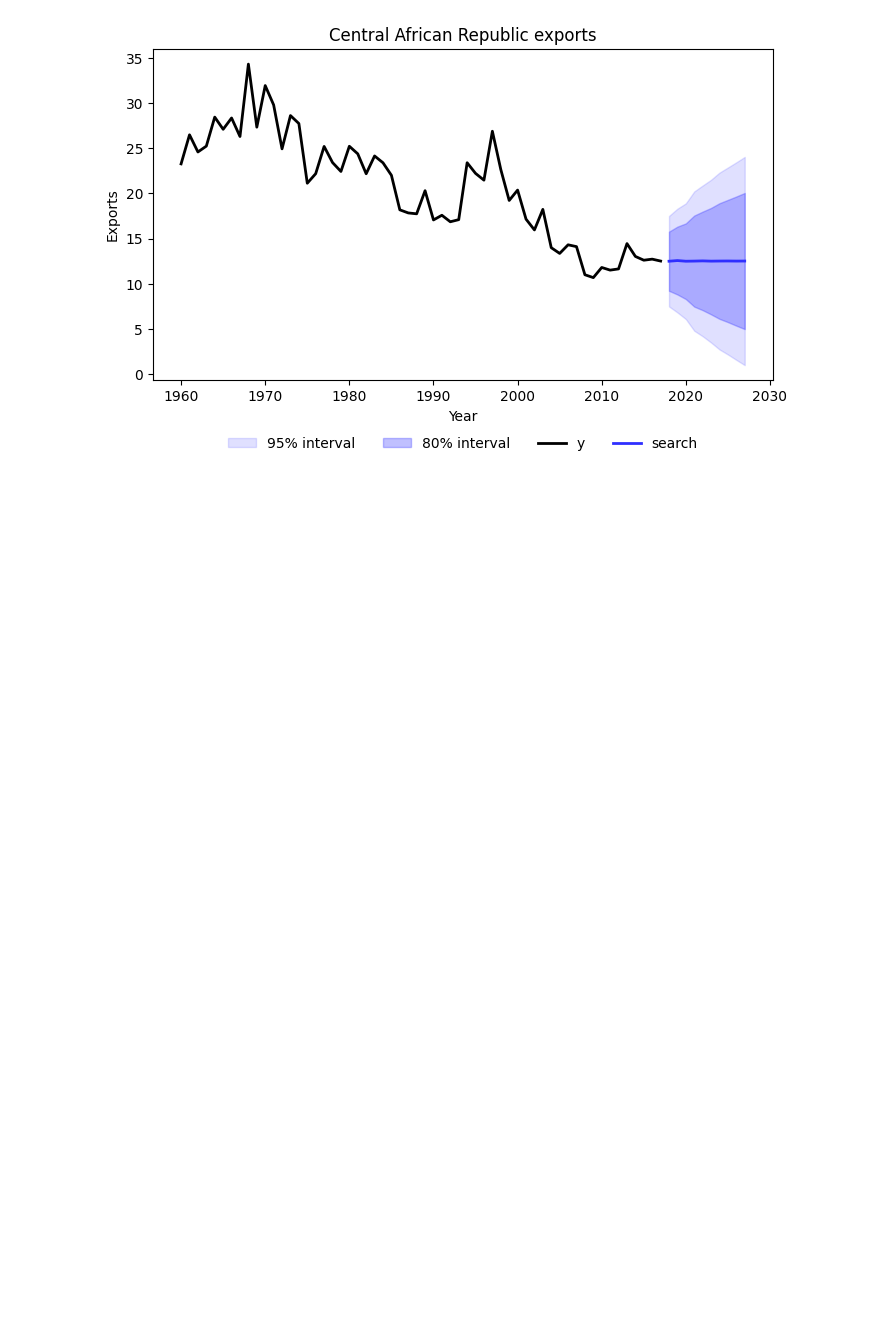
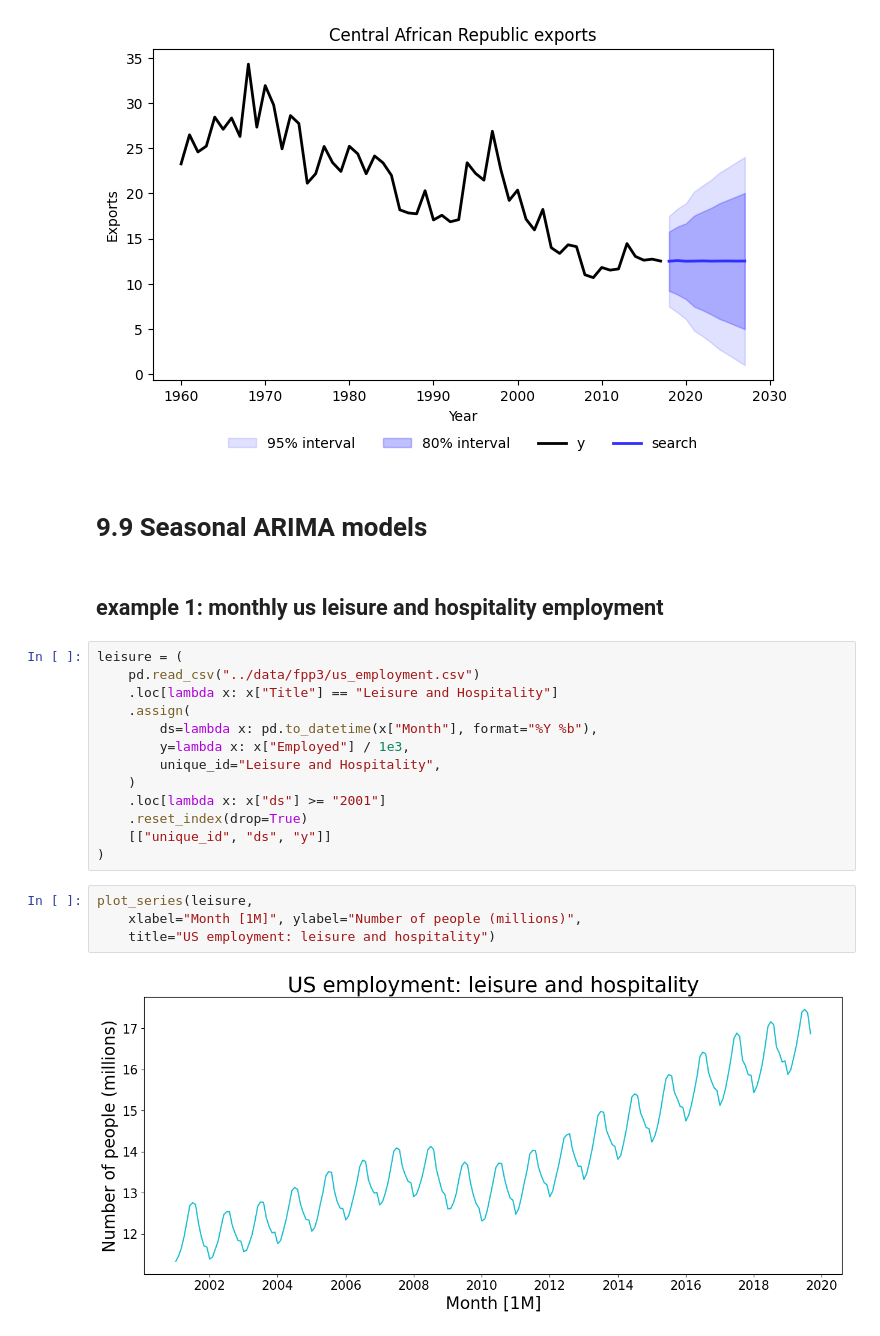
Before and after one commit to omeraytug/fpp3, a Jupyter notebook: code_alongs/09_arima.ipynb, the cells around one changed output. Saved outputs shown, nothing was run; the diff lists cells and outputs as text; blank space fills up the shorter version.

Commit message:
chapter 9: learning some more arima models, but more sarima

```diff
--- a/code_alongs/09_arima.ipynb
+++ b/code_alongs/09_arima.ipynb
@@ -310,3 +310,26 @@ ax.legend(loc="lower center", bbox_to_anchor=(0.5, -0.25), ncol=4, frameon=False
 plt.show()
 # %% [output]
 [figure]
+# %% [markdown]
+# 9.9 Seasonal ARIMA models
+# %% [markdown]
+## example 1: monthly us leisure and hospitality employment
+# %%
+leisure = (
+    pd.read_csv("../data/fpp3/us_employment.csv")
+    .loc[lambda x: x["Title"] == "Leisure and Hospitality"]
+    .assign(
+        ds=lambda x: pd.to_datetime(x["Month"], format="%Y %b"),
+        y=lambda x: x["Employed"] / 1e3,
+        unique_id="Leisure and Hospitality",
+    )
+    .loc[lambda x: x["ds"] >= "2001"]
+    .reset_index(drop=True)
+    [["unique_id", "ds", "y"]]
+)
+# %%
+plot_series(leisure,
+    xlabel="Month [1M]", ylabel="Number of people (millions)",
+    title="US employment: leisure and hospitality")
+# %% [output]
+[figure, added]
```
Also changed, not shown: parts of 14 cells of this notebook.
